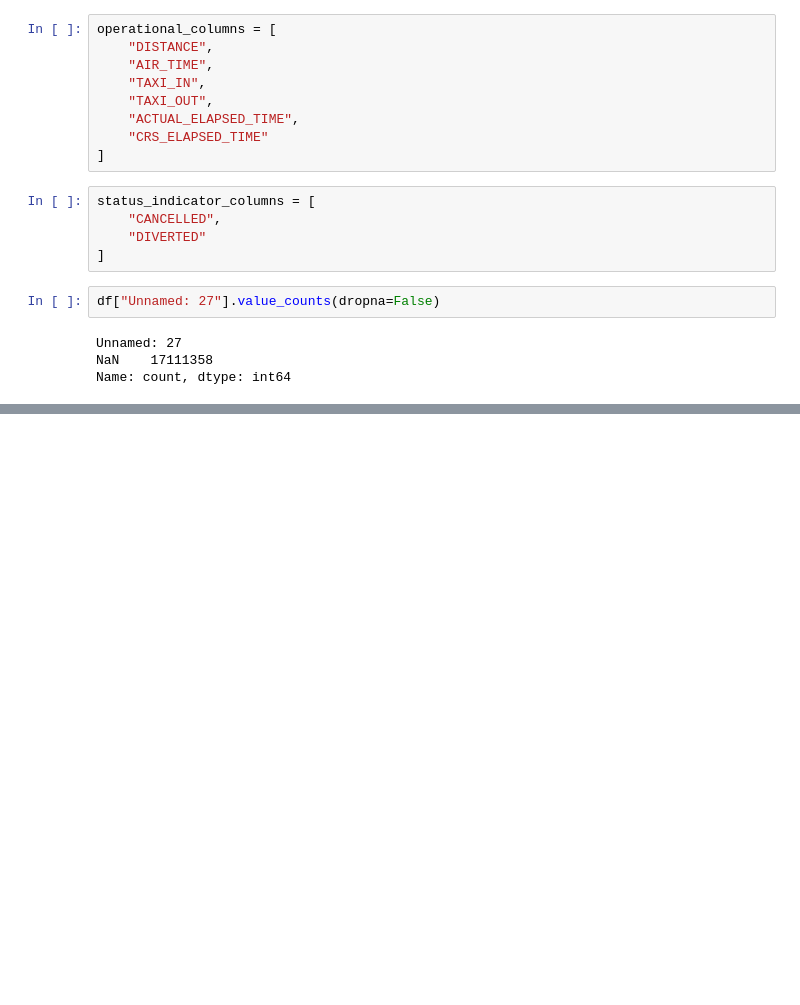
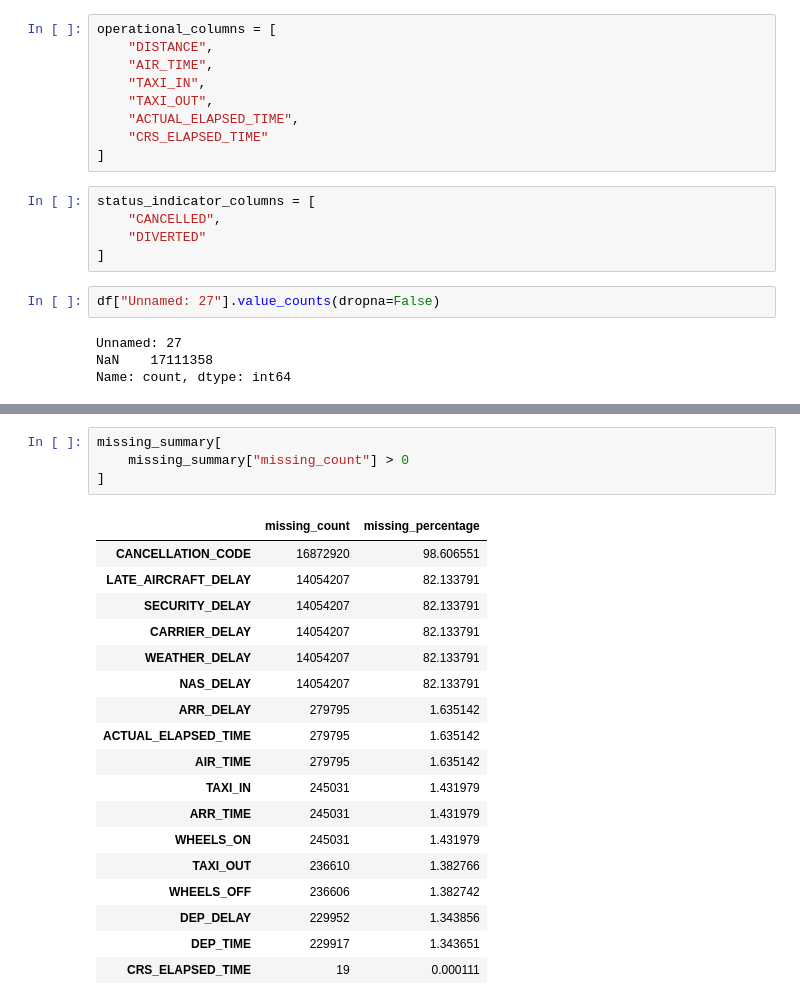
Before and after one commit to fermow/SBU-Data-Science-2026, a Jupyter notebook: Assignment_1/jupyter_notebooks/Untitled.ipynb, the cells around one changed output, grey strips where cells are left out. Drawn from its saved outputs; the diff is of its cells as text; blank space fills up the shorter version.

```diff
--- a/Assignment_1/jupyter_notebooks/Untitled.ipynb
+++ b/Assignment_1/jupyter_notebooks/Untitled.ipynb
@@ -154,0 +179,23 @@ Name: count, dtype: int64
+# %%
+missing_summary[
+    missing_summary["missing_count"] > 0
+]
+# %% [output]
+|  | missing_count | missing_percentage |
+| CANCELLATION_CODE | 16872920 | 98.606551 |
+| LATE_AIRCRAFT_DELAY | 14054207 | 82.133791 |
+| SECURITY_DELAY | 14054207 | 82.133791 |
+| CARRIER_DELAY | 14054207 | 82.133791 |
+| WEATHER_DELAY | 14054207 | 82.133791 |
+| NAS_DELAY | 14054207 | 82.133791 |
+| ARR_DELAY | 279795 | 1.635142 |
+| ACTUAL_ELAPSED_TIME | 279795 | 1.635142 |
+| AIR_TIME | 279795 | 1.635142 |
+| TAXI_IN | 245031 | 1.431979 |
+| ARR_TIME | 245031 | 1.431979 |
+| WHEELS_ON | 245031 | 1.431979 |
+| TAXI_OUT | 236610 | 1.382766 |
+| WHEELS_OFF | 236606 | 1.382742 |
+| DEP_DELAY | 229952 | 1.343856 |
+| DEP_TIME | 229917 | 1.343651 |
+| CRS_ELAPSED_TIME | 19 | 0.000111 |
```
Also changed, not shown: parts of 13 cells of this notebook.
